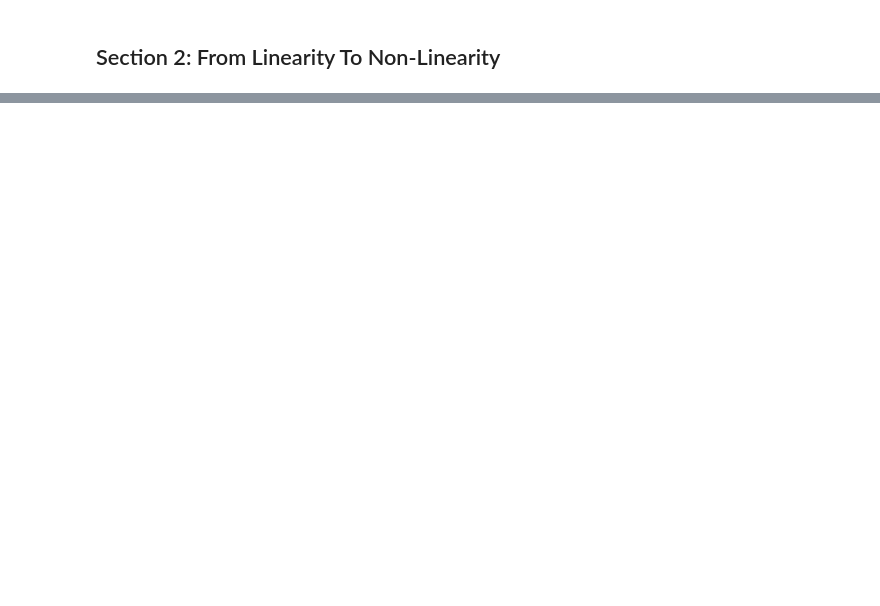
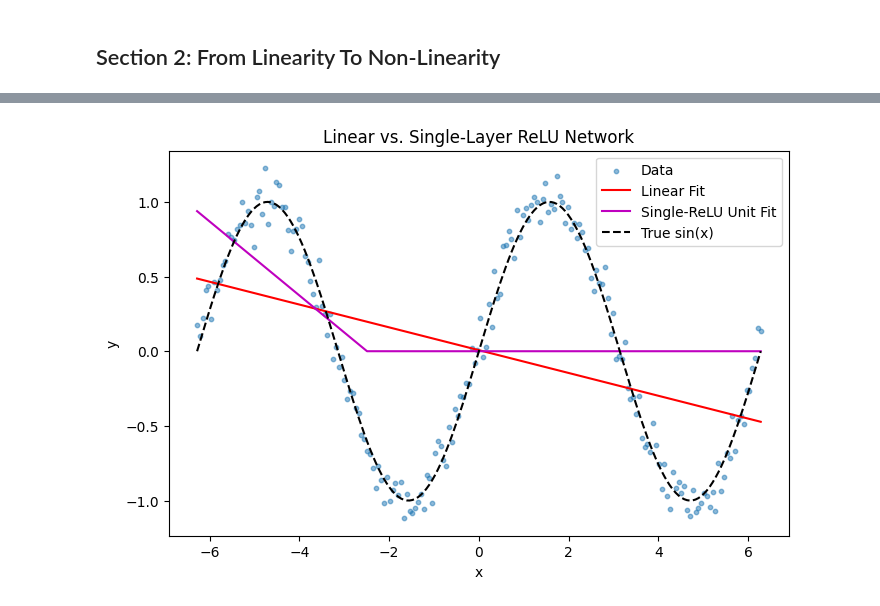
Before and after one commit to MIC-Laboratory/NN-LLM-Journey, a Jupyter notebook: week01/lab01.ipynb, the cells around one changed output, grey strips where cells are left out. Saved outputs shown, nothing was run; the diff lists cells and outputs as text; code cells hidden in the pictures; blank space fills up the shorter version.

```diff
--- a/week01/lab01.ipynb
+++ b/week01/lab01.ipynb
@@ -531,0 +738,58 @@ Together, these plots demonstrate that gradient descent reliably finds the close
+# %%
+# 1) Synthetic data
+np.random.seed(0)
+x = np.linspace(-2*np.pi, 2*np.pi, 200).reshape(-1, 1)
+y = np.sin(x) + 0.1*np.random.randn(*x.shape)
+
+# 2) Linear regression (closed-form)
+X = np.hstack([x, np.ones_like(x)])
+w_lin, b_lin = np.linalg.inv(X.T @ X) @ X.T @ y
+y_lin = w_lin * x + b_lin
+
+# 3) Single-layer network: one linear transformation + ReLU activation
+#    y_pred = ReLU(w * x + b)
+w = np.random.randn(1,1) * 0.1
+b = np.zeros(1)
+lr, epochs = 0.01, 20000
+
+def relu(z):
+    return np.maximum(0, z)
+
+def relu_derivative(z):
+    return (z > 0).astype(float)
+
+for _ in range(epochs):
+    # Forward pass
+    z = x.dot(w) + b                # (200,1)
+    y_pred = relu(z)
+
+    # Compute gradients via MSE loss
+    error = y_pred - y             # (200,1)
+    dactivation = relu_derivative(z)
+
+    # dL/dz = 2 * error * dactivation / n
+    dL_dz = (2 / len(x)) * error * dactivation
+
+    # Gradients wrt parameters
+    dL_dw = np.sum(dL_dz * x, axis=0)  # shape (1,)
+    dL_db = np.sum(dL_dz, axis=0)      # shape (1,)
+
+    # Update
+    w -= lr * dL_dw
+    b -= lr * dL_db
+
+y_relu = relu(x.dot(w) + b)
+
+# 4) Plot comparison
+plt.figure(figsize=(8,5))
+plt.scatter(x, y, s=10, alpha=0.5, label="Data")
+plt.plot(x, y_lin, 'r', label="Linear Fit")
+plt.plot(x, y_relu, 'm', label="Single-ReLU Unit Fit")
+plt.plot(x, np.sin(x), 'k--', label="True sin(x)")
+plt.legend()
+plt.title("Linear vs. Single-Layer ReLU Network")
+plt.xlabel("x")
+plt.ylabel("y")
+plt.show()
+# %% [output]
+[figure, added]
```
Also changed, not shown: parts of 16 cells of this notebook.
